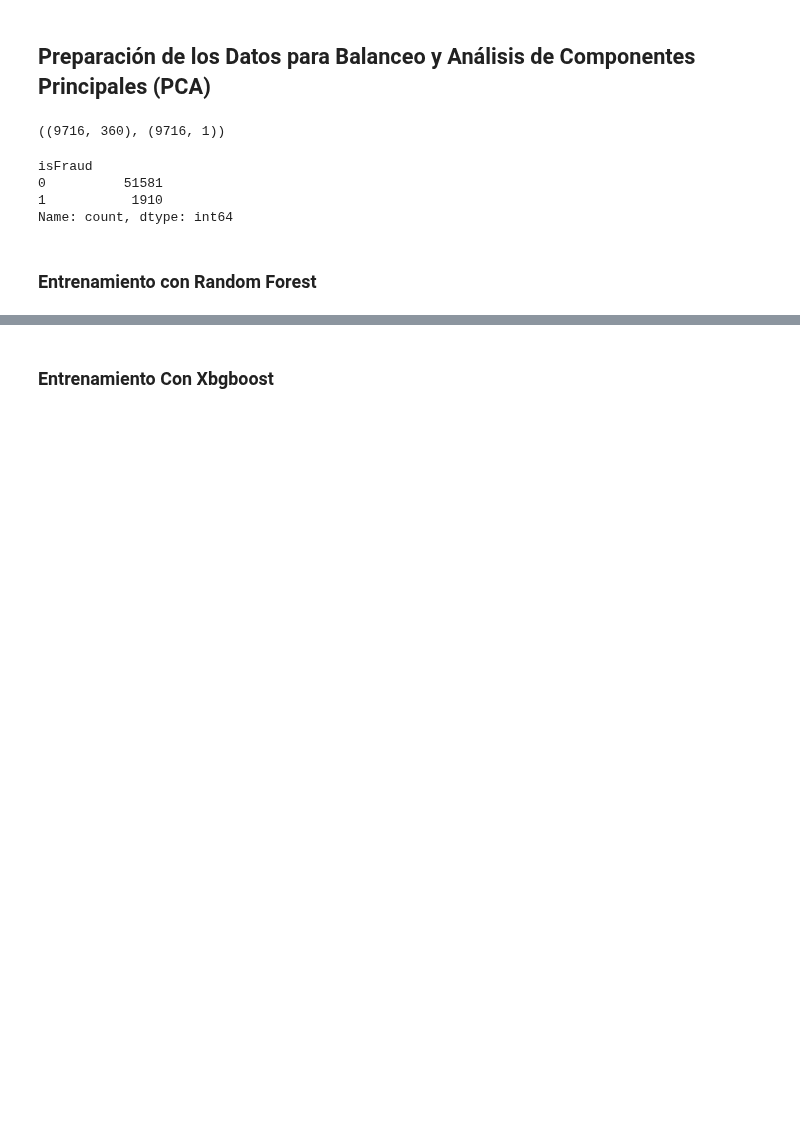
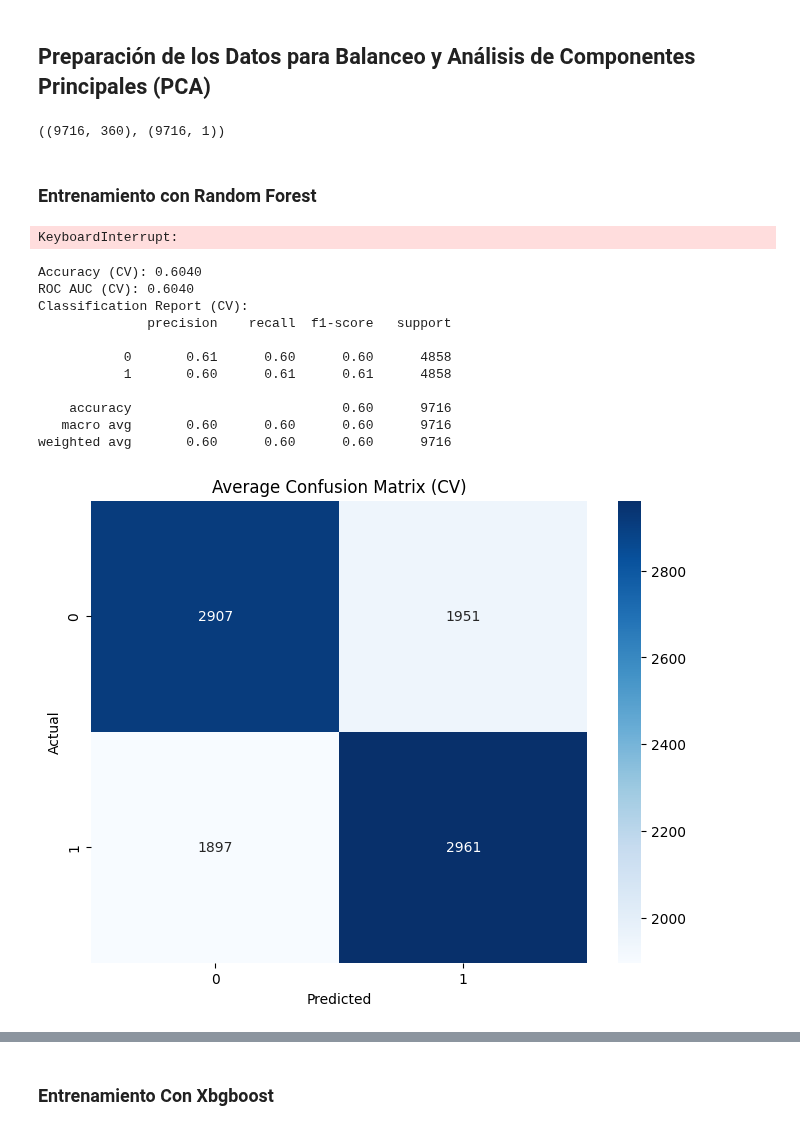
Before and after one commit to JRamos84/deteccion_fraude, a Jupyter notebook: notebooks/04_modeling.ipynb, the cells around one changed output, grey strips where cells are left out. Drawn from its saved outputs; the diff is of its cells as text; code cells hidden in the pictures; blank space fills up the shorter version.

```diff
--- a/notebooks/04_modeling.ipynb
+++ b/notebooks/04_modeling.ipynb
@@ -262,19 +293,35 @@ X_train_B.shape,y_train_B.shape
 y_train_B.value_counts()
 # %%
 ## sin balanceo con PCA
-pca = PCA(n_components=0.95)  # Mantener el 95% de la varianza explicada
+pca = PCA(n_components=6)  # Mantener el 95% de la varianza explicada
 X_train_pca = pca.fit_transform(X_train_final)
 X_val_pca = pca.transform(X_val_final)
 # %%
 ## Balanceo y pca
 ## sin balanceo con PCA
-pca = PCA(n_components=0.95)  # Mantener el 95% de la varianza explicada
+pca = PCA(n_components=30)  # Mantener el 95% de la varianza explicada
 X_train_pca_B = pca.fit_transform(X_train_B)
 X_val_pca_B = pca.transform(X_val_final)
-# %% [output]
-isFraud
-0          51581
-1           1910
-Name: count, dtype: int64
 # %% [markdown]
 ### Entrenamiento con Random Forest
+# %%
+train_and_evaluate_model(RandomForestClassifier(random_state=42), X_train_B, y_train_B, X_val_final, y_val_final)
+# %%
+train_and_evaluate_model(RandomForestClassifier(random_state=42), X_train_pca, y_train_final, X_val_pca, y_val_final)
+# %% [output]
+KeyboardInterrupt:
+# %%
+train_and_evaluate_model(RandomForestClassifier(random_state=42), X_train_pca_B, y_train_B, X_val_pca_B, y_val_final)
+# %% [output]
+Accuracy (CV): 0.6040
+ROC AUC (CV): 0.6040
+Classification Report (CV):
+              precision    recall  f1-score   support
+
+           0       0.61      0.60      0.60      4858
+           1       0.60      0.61      0.61      4858
+
+    accuracy                           0.60      9716
+   macro avg       0.60      0.60      0.60      9716
+weighted avg       0.60      0.60      0.60      9716
+[figure, added]
```
Also changed, not shown: parts of 9 cells of this notebook.
